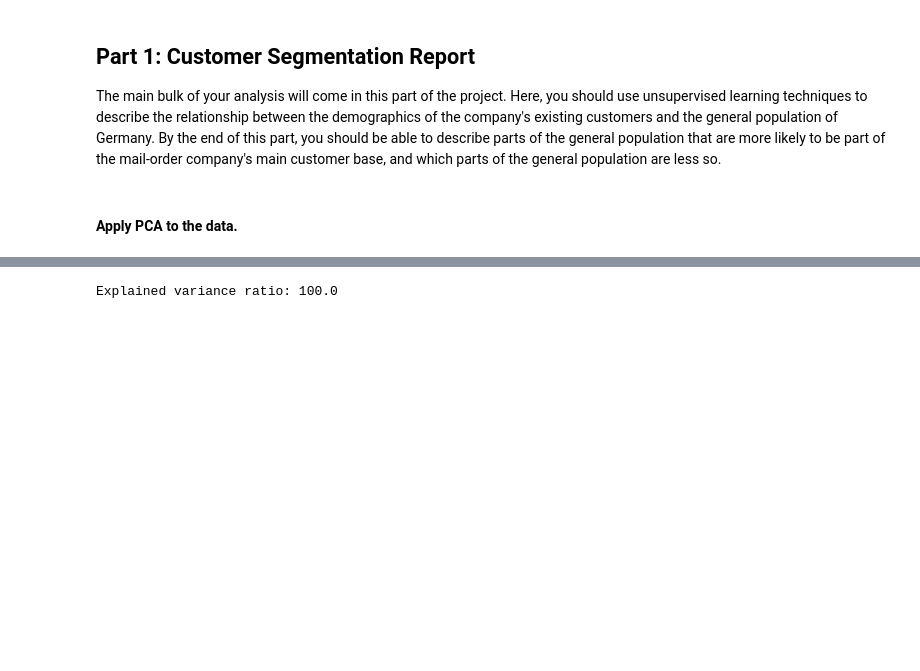
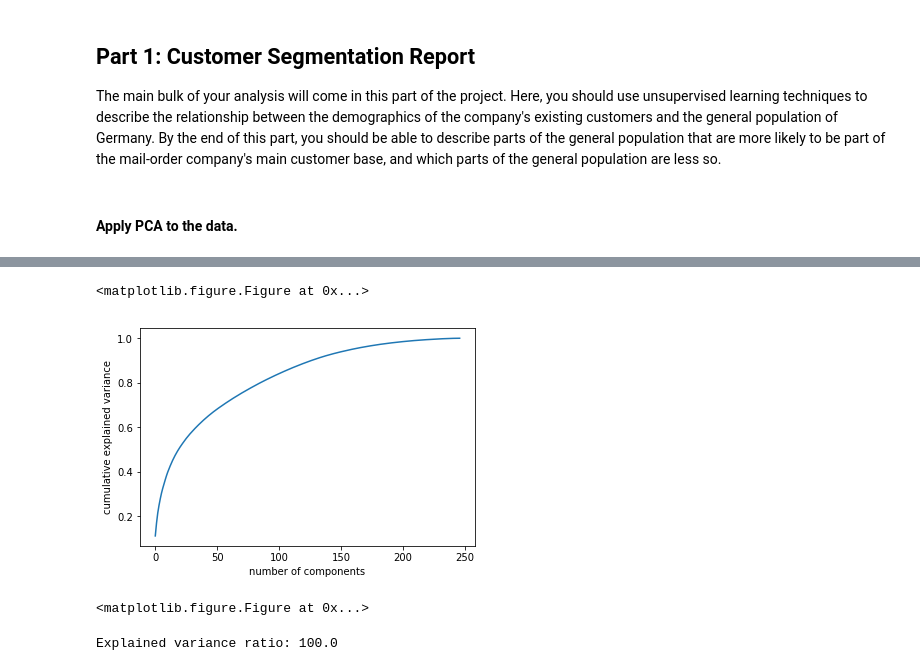
Before and after one commit to poojapatel26/Arvato-Bertelsmann-Customer-Segmentation-Project, a Jupyter notebook: segmentation report part 1/Arvato Project Customer Segmentation Report.ipynb, the cells around one changed output, grey strips where cells are left out. Saved outputs shown, nothing was run; the diff lists cells and outputs as text; code cells hidden in the pictures; blank space fills up the shorter version.

```diff
--- a/segmentation report part 1/Arvato Project Customer Segmentation Report.ipynb
+++ b/segmentation report part 1/Arvato Project Customer Segmentation Report.ipynb
@@ -324,3 +242,12 @@ Wall time: 4min 43s
+# %%
+plt.plot(np.cumsum(pca.explained_variance_ratio_))
+plt.xlabel('number of components')
+plt.ylabel('cumulative explained variance');
+plt.figure(figsize=(10,15))
+# %% [output]
+<matplotlib.figure.Figure at 0x...>
+[figure, added]
+<matplotlib.figure.Figure at 0x...>
 # %%
 explained_var_ratio = sum(pca.explained_variance_ratio_)
 print("Explained variance ratio:", explained_var_ratio.round(2)*100)
```
Also changed, not shown: parts of 39 cells of this notebook, 1 other file.
